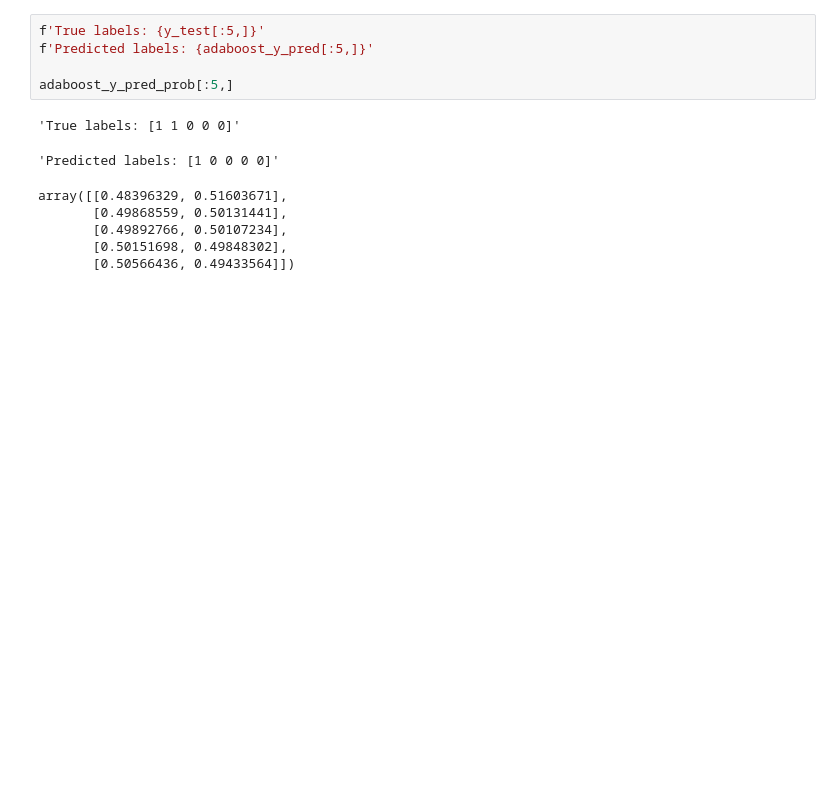
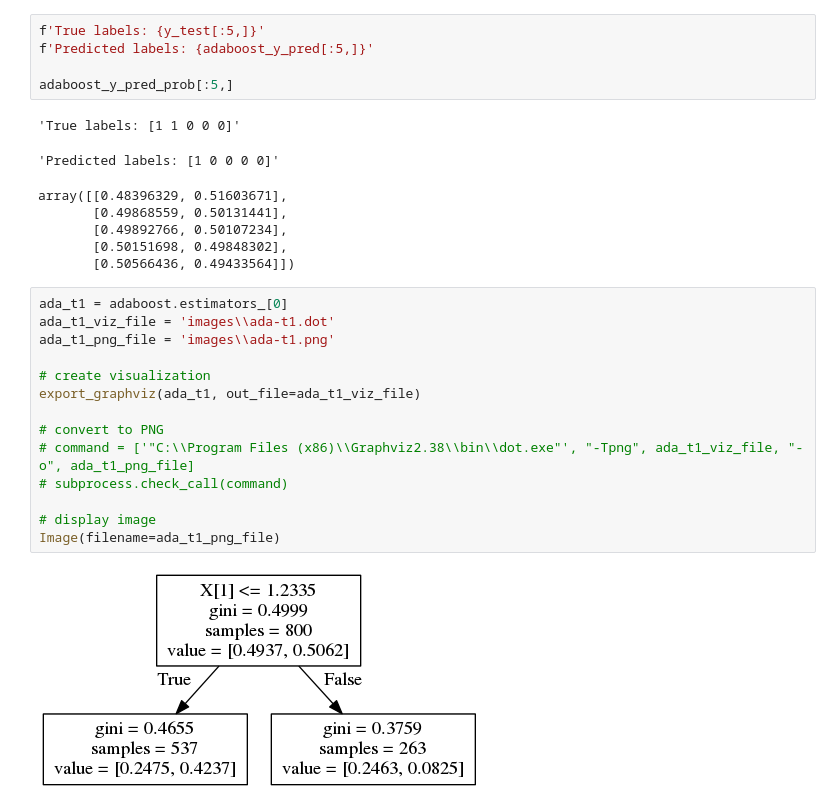
Before and after one commit to kslader8/Lab, a Jupyter notebook: examples/xgboost/boosting.ipynb, the cells around one changed output. Cells and saved outputs as stored; diff of their text form; blank space fills up the shorter version.

```diff
--- a/examples/xgboost/boosting.ipynb
+++ b/examples/xgboost/boosting.ipynb
@@ -167,3 +167,19 @@ array([[0.48396329, 0.51603671],
        [0.49892766, 0.50107234],
        [0.50151698, 0.49848302],
        [0.50566436, 0.49433564]])
+# %%
+ada_t1 = adaboost.estimators_[0]
+ada_t1_viz_file = 'images\\ada-t1.dot'
+ada_t1_png_file = 'images\\ada-t1.png'
+
+# create visualization
+export_graphviz(ada_t1, out_file=ada_t1_viz_file)
+
+# convert to PNG
+# command = ['"C:\\Program Files (x86)\\Graphviz2.38\\bin\\dot.exe"', "-Tpng", ada_t1_viz_file, "-o", ada_t1_png_file]
+# subprocess.check_call(command)
+
+# display image
+Image(filename=ada_t1_png_file)
+# %% [output]
+[figure, added]
```
Also changed, not shown: parts of 6 cells of this notebook, 4 other files.
